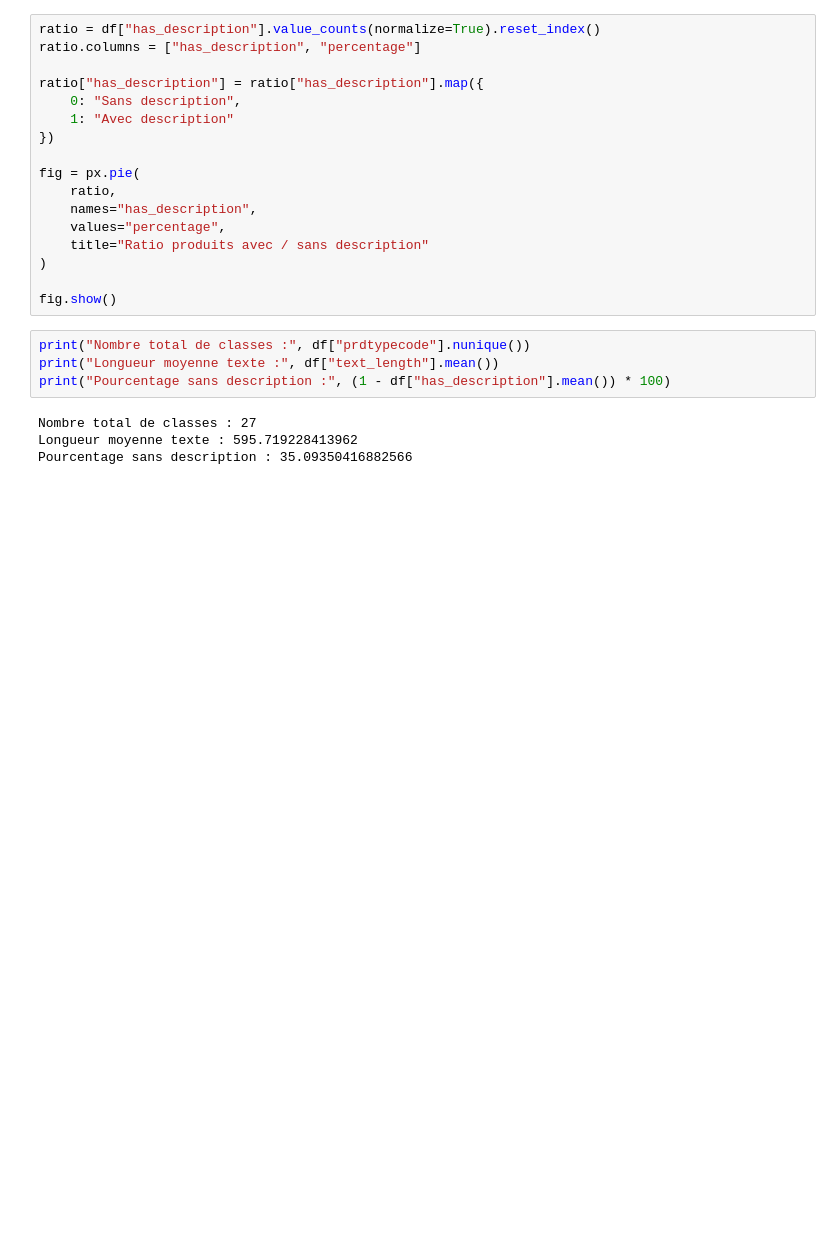
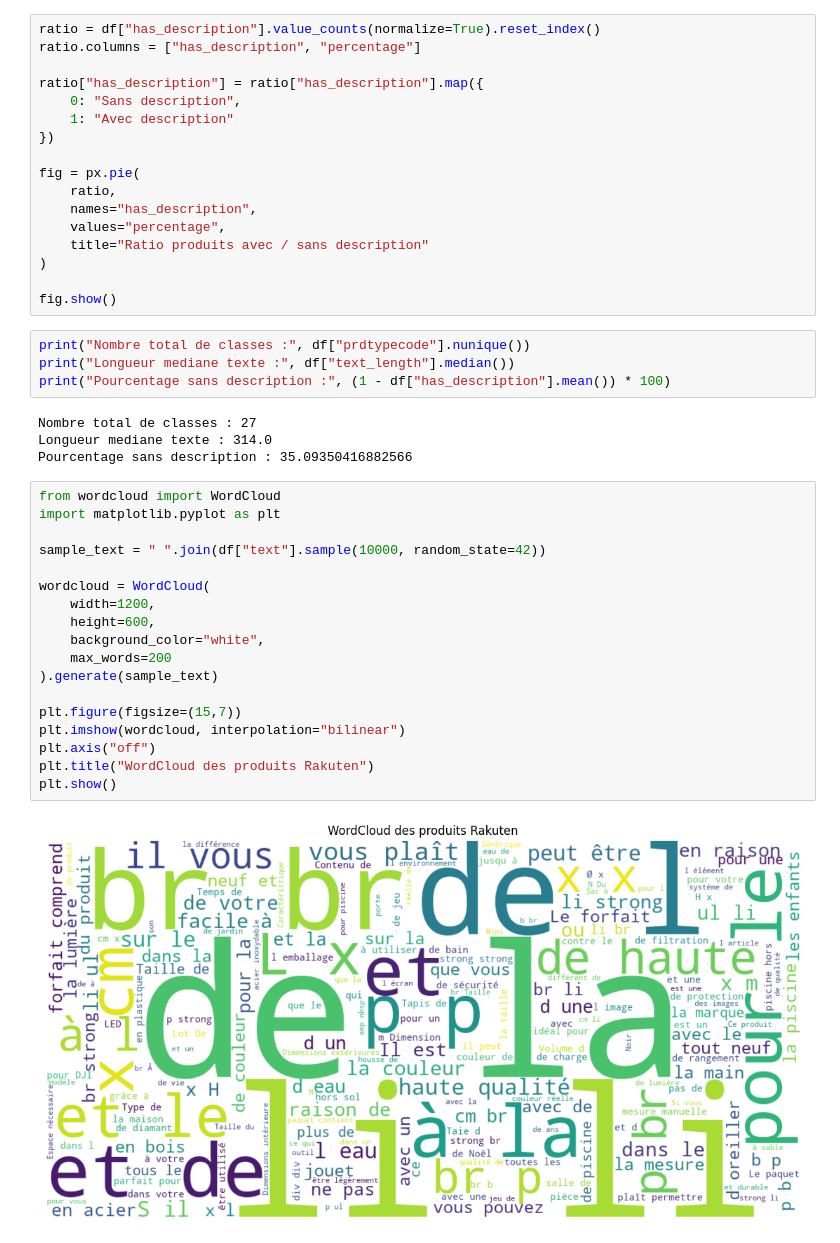
Before and after one commit to Le-Plus-Beau/Rakuten-Challenge, a Jupyter notebook: Analyse exploratoire/Exploration.ipynb, the cells around one changed output. Cells and saved outputs as stored; diff of their text form; blank space fills up the shorter version.

```diff
--- a/Analyse exploratoire/Exploration.ipynb
+++ b/Analyse exploratoire/Exploration.ipynb
@@ -72,9 +90,29 @@ fig = px.pie(
 fig.show()
 # %%
 print("Nombre total de classes :", df["prdtypecode"].nunique())
-print("Longueur moyenne texte :", df["text_length"].mean())
+print("Longueur mediane texte :", df["text_length"].median())
 print("Pourcentage sans description :", (1 - df["has_description"].mean()) * 100)
 # %% [output]
 Nombre total de classes : 27
-Longueur moyenne texte : 595.719228413962
+Longueur mediane texte : 314.0
 Pourcentage sans description : 35.09350416882566
+# %%
+from wordcloud import WordCloud
+import matplotlib.pyplot as plt
+
+sample_text = " ".join(df["text"].sample(10000, random_state=42))
+
+wordcloud = WordCloud(
+    width=1200,
+    height=600,
+    background_color="white",
+    max_words=200
+).generate(sample_text)
+
+plt.figure(figsize=(15,7))
+plt.imshow(wordcloud, interpolation="bilinear")
+plt.axis("off")
+plt.title("WordCloud des produits Rakuten")
+plt.show()
+# %% [output]
+[figure, added]
```
Also changed, not shown: parts of 5 cells of this notebook.
